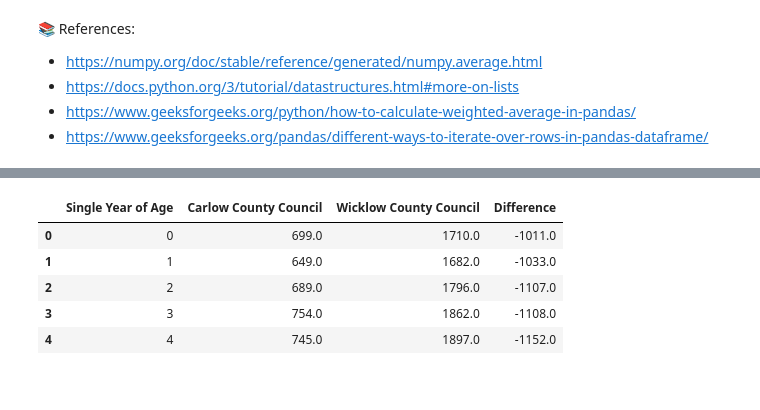
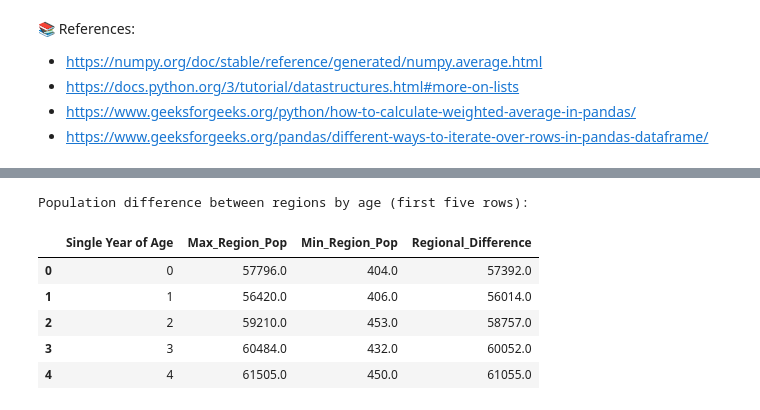
Before and after one commit to tihana-gray/programming-for-data-analytics, a Jupyter notebook: assignments/assignment05-population.ipynb, the cells around one changed output, grey strips where cells are left out. Drawn from its saved outputs; the diff is of its cells as text; code cells hidden in the pictures.

```diff
--- a/assignments/assignment05-population.ipynb
+++ b/assignments/assignment05-population.ipynb
@@ -13,8 +13,7 @@ import matplotlib.pyplot as plt # For plotting graphs
 # %% [markdown]
 File paths:
 # %%
-notebook_path = r'C:\\Users\\tihan\\OneDrive\\Desktop\\ATU\\programming-for-data-analytics\\assignments\\assignment05-population.ipynb'
-file_path = r'C:\\Users\\tihan\\OneDrive\\Desktop\\ATU\\programming-for-data-analytics\\assignments\\population_for_analysis.csv'
+file_path = r'C:\\Users\\TihanaGray\\OneDrive - CRS\\Desktop\\ATU\\programming-for-data-analytics\\assignments\\population_for_analysis.csv'
 # %% [markdown]
 Loading dataset & overview:
 # %%
@@ -106,15 +138,17 @@ weighted_mean_df.head()
 # %%
-region_1 = 'Carlow County Council'
-region_2 = 'Wicklow County Council' # First and last regions in the DataFrame.
+region_columns = df.columns[1:] # All columns except the first one.
+df['Max_Region_Pop'] = df[region_columns].max(axis=1) # Finds the maximum population across regions for each age.
+df['Min_Region_Pop'] = df[region_columns].min(axis=1) # Finds the minimum population across regions for each age.
+df['Regional_Difference'] = df['Max_Region_Pop'] - df['Min_Region_Pop'] # Calculates the difference.
 
-
-df['Difference'] = df[region_1] - df[region_2] # Calculates the difference in population between the two regions for each age.
-df[['Single Year of Age', region_1, region_2, 'Difference']].head() # Displays the relevant columns.
+print("Population difference between regions by age (first five rows):")
+df[['Single Year of Age', 'Max_Region_Pop', 'Min_Region_Pop', 'Regional_Difference']].head()
 # %% [output]
+Population difference between regions by age (first five rows):
-|  | Single Year of Age | Carlow County Council | Wicklow County Council | Difference |
-| 0 | 0 | 699.0 | 1710.0 | -1011.0 |
-| 1 | 1 | 649.0 | 1682.0 | -1033.0 |
-| 2 | 2 | 689.0 | 1796.0 | -1107.0 |
-| 3 | 3 | 754.0 | 1862.0 | -1108.0 |
-| 4 | 4 | 745.0 | 1897.0 | -1152.0 |
+|  | Single Year of Age | Max_Region_Pop | Min_Region_Pop | Regional_Difference |
+| 0 | 0 | 57796.0 | 404.0 | 57392.0 |
+| 1 | 1 | 56420.0 | 406.0 | 56014.0 |
+| 2 | 2 | 59210.0 | 453.0 | 58757.0 |
+| 3 | 3 | 60484.0 | 432.0 | 60052.0 |
+| 4 | 4 | 61505.0 | 450.0 | 61055.0 |
 # %% [markdown]
```
Also changed, not shown: parts of 24 cells of this notebook.
